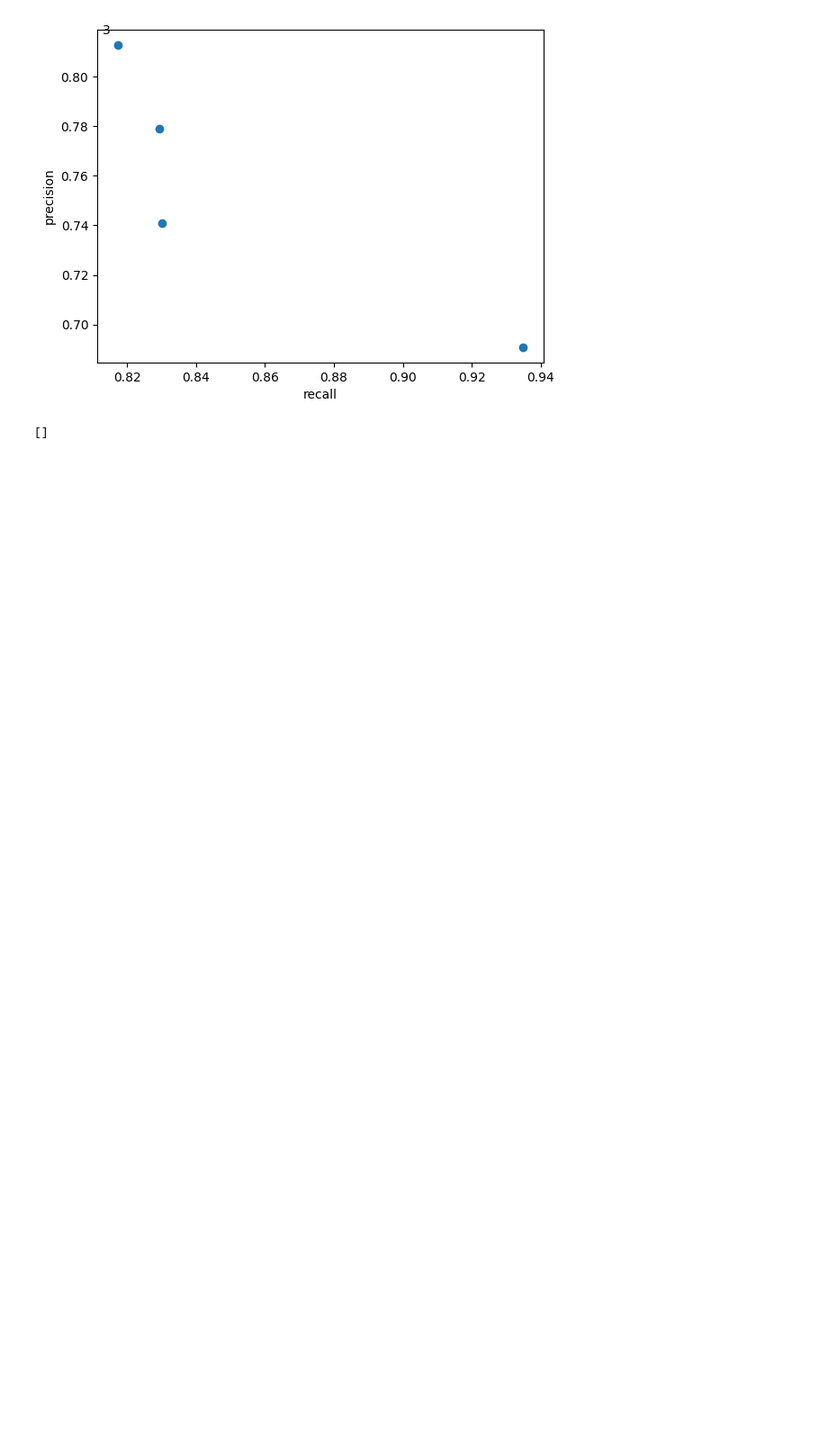
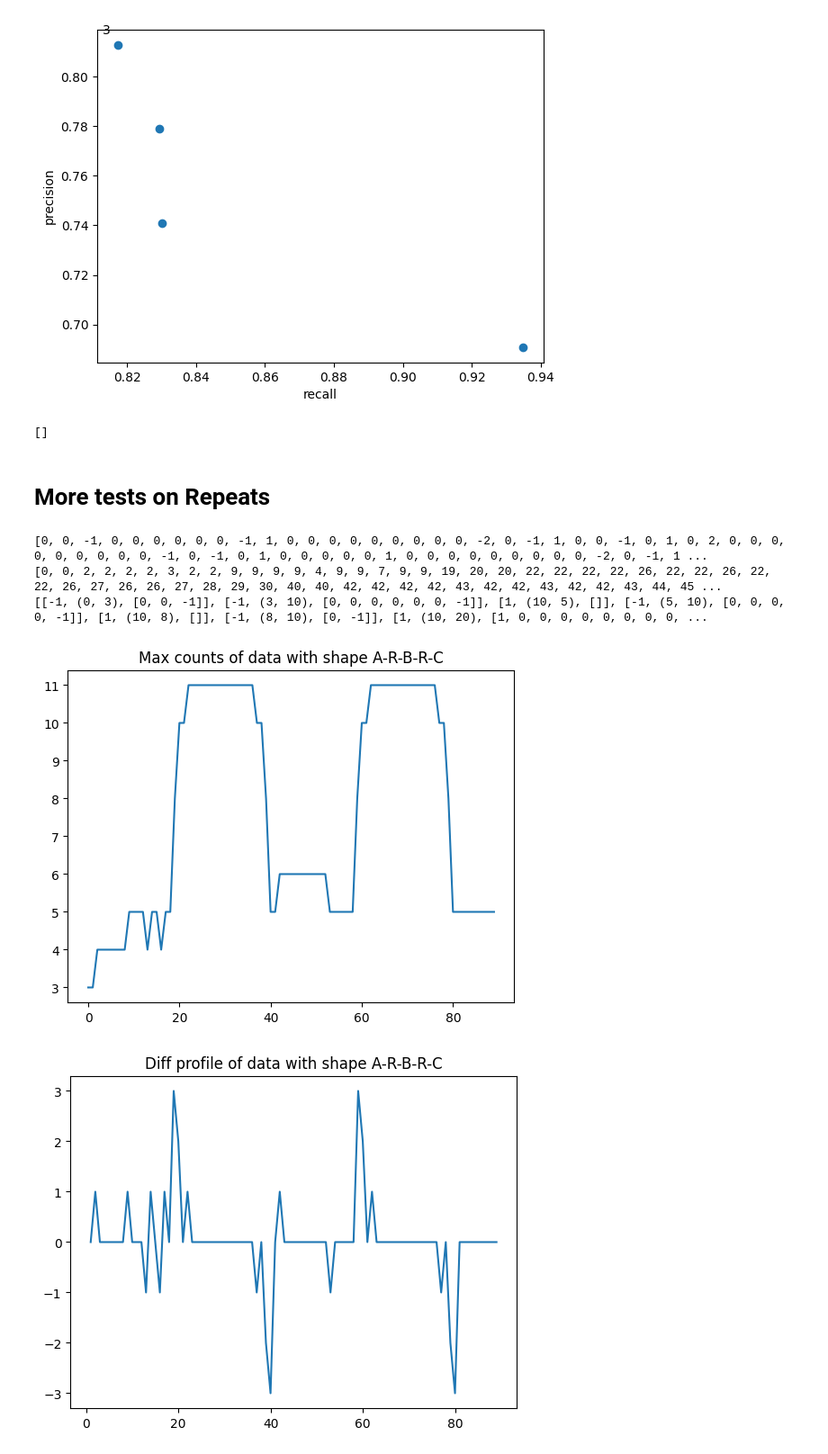
Before and after one commit to davidsmts/Overlapss, a Jupyter notebook: ECoCoTests.ipynb, the cells around one changed output. Shown at 90% size. Saved outputs shown, nothing was run; the diff lists cells and outputs as text; code cells hidden in the pictures; blank space fills up the shorter version.

```diff
--- a/ECoCoTests.ipynb
+++ b/ECoCoTests.ipynb
@@ -1398,3 +1418,31 @@ diff = 22 of 150
 [figure]
 [figure]
 []
+# %% [markdown]
+# More tests on Repeats
+# %%
+xpoints, ypoints, maxcounts, se, pc_diff_profile, artifact, mci = correct_diff_profile("data/circular-data.txt", "1111011011", 0)
+print(se)
+print(mci)
+print(artifact)
+# Plot
+plt.plot([i for i in range(len(maxcounts))], maxcounts)
+plt.title("Max counts of data with shape A-R-B-R-C")
+plt.savefig('imgs/circular_dp.png', bbox_inches='tight')
+plt.show()
+# Plot
+plt.plot(xpoints, pc_diff_profile)
+plt.title("Diff profile of data with shape A-R-B-R-C")
+plt.savefig('imgs/circular_dp.png', bbox_inches='tight')
+plt.show()
+# Plot
+plt.plot(xpoints, ypoints)
+plt.title("Corrected diff profile of data with shape A-R-B-R-C")
+plt.savefig('imgs/circular_cdp.png', bbox_inches='tight')
+plt.show()
+# %% [output]
+[0, 0, -1, 0, 0, 0, 0, 0, 0, -1, 1, 0, 0, 0, 0, 0, 0, 0, 0, 0, -2, 0, -1, 1, 0, 0, -1, 0, 1, 0, 2, 0, 0, 0, 0, 0, 0, 0, 0, 0, -1, 0, -1, 0, 1, 0, 0, 0, 0, 0, 1, 0, 0, 0, 0, 0, 0, 0, 0, 0, -2, 0, -1, 1 ...
+[0, 0, 2, 2, 2, 2, 3, 2, 2, 9, 9, 9, 9, 4, 9, 9, 7, 9, 9, 19, 20, 20, 22, 22, 22, 22, 26, 22, 22, 26, 22, 22, 26, 27, 26, 26, 27, 28, 29, 30, 40, 40, 42, 42, 42, 42, 43, 42, 42, 43, 42, 42, 43, 44, 45 ...
+[[-1, (0, 3), [0, 0, -1]], [-1, (3, 10), [0, 0, 0, 0, 0, 0, -1]], [1, (10, 5), []], [-1, (5, 10), [0, 0, 0, 0, -1]], [1, (10, 8), []], [-1, (8, 10), [0, -1]], [1, (10, 20), [1, 0, 0, 0, 0, 0, 0, 0, 0, ...
+[figure, added]
+[figure, added]
```
Also changed, not shown: parts of 5 cells of this notebook, 9 other files.
